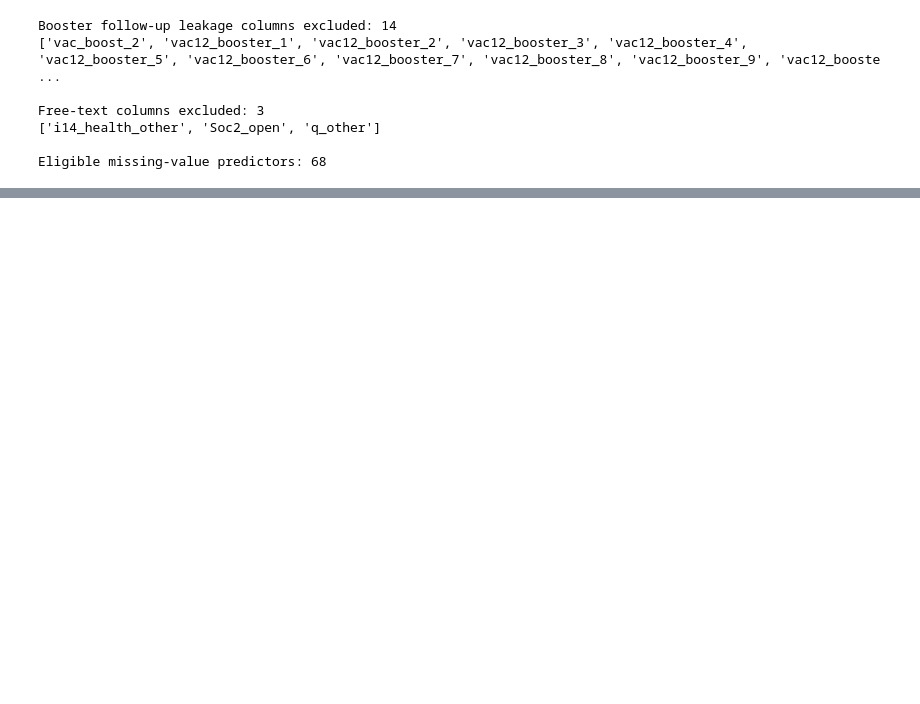
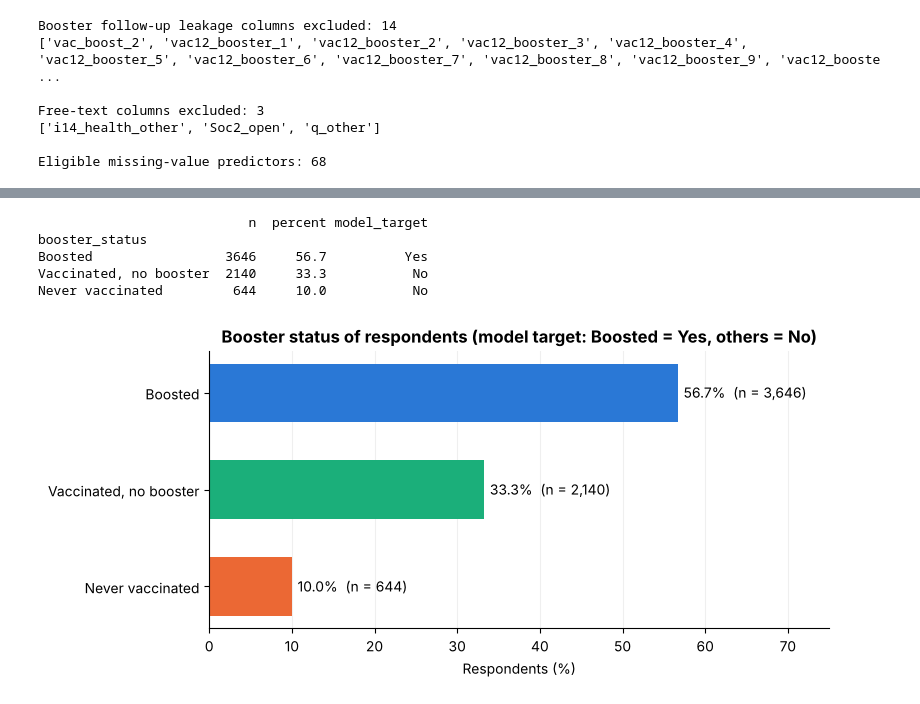
Before and after one commit to jimmyrua/8413-ML-GA1, a Jupyter notebook: GA1_model_2_missing_values.ipynb, the cells around one changed output, grey strips where cells are left out. Saved outputs shown, nothing was run; the diff lists cells and outputs as text; code cells hidden in the pictures; blank space fills up the shorter version.

```diff
--- a/GA1_model_2_missing_values.ipynb
+++ b/GA1_model_2_missing_values.ipynb
@@ -231,0 +332,39 @@ Eligible missing-value predictors: 68
+# %%
+eda = cleaned_data.copy()
+eda["booster_status"] = booster_status
+eda["booster_yes"] = eda["vac_boost_1"].eq("Yes")
+eda["age_group"] = pd.cut(eda["age"], bins=AGE_BINS, labels=AGE_LABELS)
+eda["province"] = eda["region"].str.split(" / ").str[0]
+
+target_table = status_counts.to_frame("n")
+target_table["percent"] = target_table["n"] / len(eda) * 100
+target_table["model_target"] = ["Yes", "No", "No"]
+print(target_table.round(1).to_string())
+
+fig, ax = plt.subplots(figsize=(8, 3.6))
+bars = ax.barh(
+    target_table.index,
+    target_table["percent"],
+    color=[STATUS_COLORS[status] for status in target_table.index],
+    height=0.6,
+)
+ax.bar_label(
+    bars,
+    labels=[f"{pct:.1f}%  (n = {n:,})" for pct, n in zip(target_table["percent"], target_table["n"])],
+    padding=4,
+)
+ax.invert_yaxis()
+ax.set(
+    title="Booster status of respondents (model target: Boosted = Yes, others = No)",
+    xlabel="Respondents (%)",
+    xlim=(0, 75),
+)
+ax.grid(axis="y", visible=False)
+plt.show()
+# %% [output]
+                           n  percent model_target
+booster_status
+Boosted                 3646     56.7          Yes
+Vaccinated, no booster  2140     33.3           No
+Never vaccinated         644     10.0           No
+[figure, added]
```
Also changed, not shown: parts of 41 cells of this notebook.
